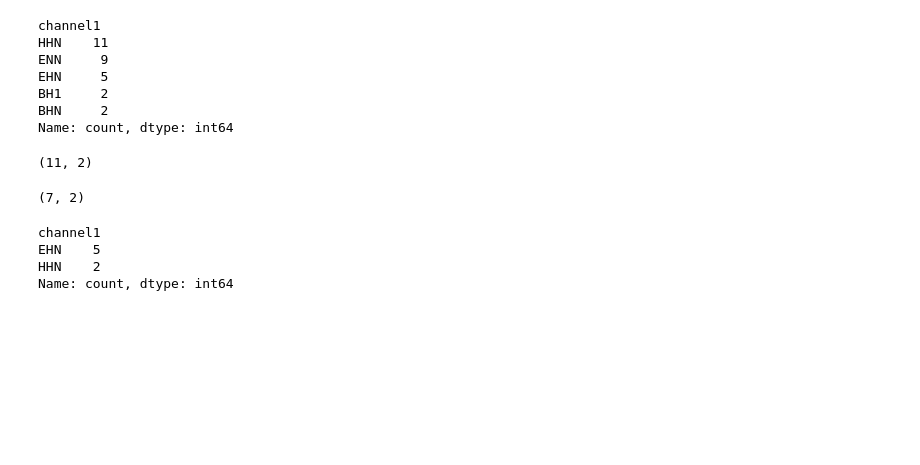
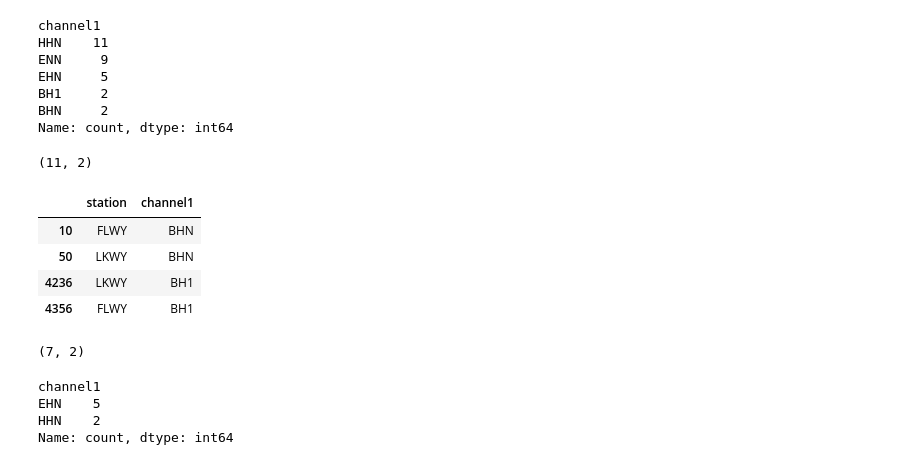
Before and after one commit to armstrong06/featmag, a Jupyter notebook: dataprocessing_notebooks/dataSplitsInfo.ipynb, the cells around one changed output. Saved outputs shown, nothing was run; the diff lists cells and outputs as text; code cells hidden in the pictures; blank space fills up the shorter version.

```diff
--- a/dataprocessing_notebooks/dataSplitsInfo.ipynb
+++ b/dataprocessing_notebooks/dataSplitsInfo.ipynb
@@ -257,6 +257,14 @@ s_duplicated = s_sensors.value_counts('station')[s_sensors.value_counts('station
 s_duplicated.shape
 # %% [output]
 (11, 2)
+# %%
+s_sensors[s_sensors.station.isin(['LKWY', 'FLWY'])]
+# %% [output]
+|  | station | channel1 |
+| 10 | FLWY | BHN |
+| 50 | LKWY | BHN |
+| 4236 | LKWY | BH1 |
+| 4356 | FLWY | BH1 |
 # %%
 # Count the stand alone stations (not co-located with any other stations)
 s_unique = s_sensors.drop_duplicates('station', keep=False) #.shape #.value_counts('channel')
```
Also changed, not shown: parts of 2 cells of this notebook.
